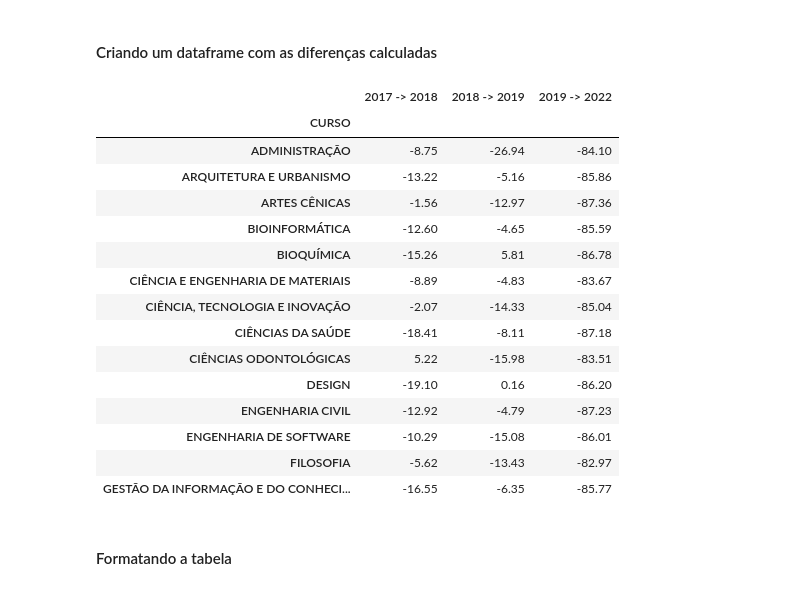
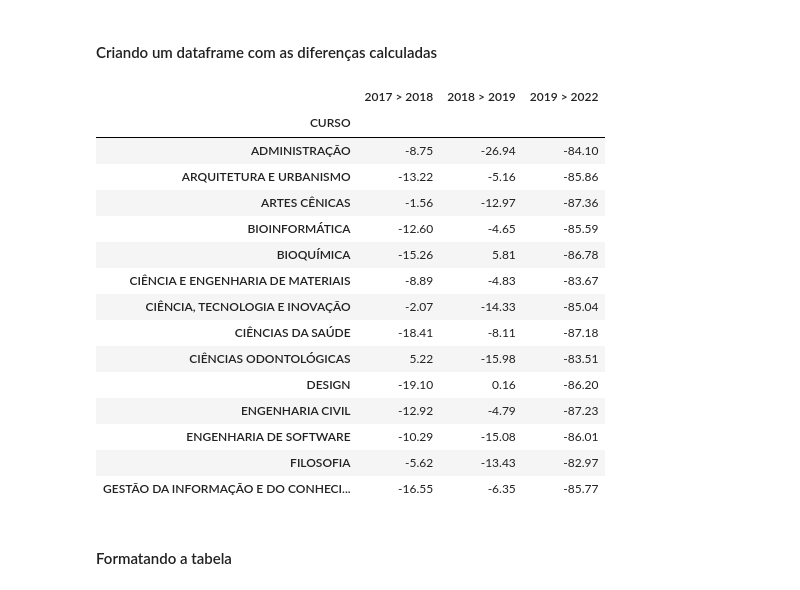
Before and after one commit to xsatox42/projeto-7daysofcode-pandas, a Jupyter notebook: 7daysofcode.ipynb, the cells around one changed output. Cells and saved outputs as stored; diff of their text form; code cells hidden in the pictures.

```diff
--- a/7daysofcode.ipynb
+++ b/7daysofcode.ipynb
@@ -1440,12 +1441,12 @@ percentual_2022 = diferenca_percentual_ano_anterior(emprestimos_pos_graduacao_e_
 # %% [markdown]
 #### Criando um dataframe com as diferenças calculadas
 # %%
-percentual = pd.DataFrame({'2017 -> 2018':percentual_2018,
-                           '2018 -> 2019':percentual_2019,
-                           '2019 -> 2022':percentual_2022})
+percentual = pd.DataFrame({'2017 > 2018':percentual_2018,
+                           '2018 > 2019':percentual_2019,
+                           '2019 > 2022':percentual_2022})
 percentual
 # %% [output]
-|  | 2017 -> 2018 | 2018 -> 2019 | 2019 -> 2022 |
+|  | 2017 > 2018 | 2018 > 2019 | 2019 > 2022 |
 | CURSO |  |  |  |
 | ADMINISTRAÇÃO | -8.75 | -26.94 | -84.10 |
 | ARQUITETURA E URBANISMO | -13.22 | -5.16 | -85.86 |
```
Also changed, not shown: parts of 9 cells of this notebook, 2 other files.
